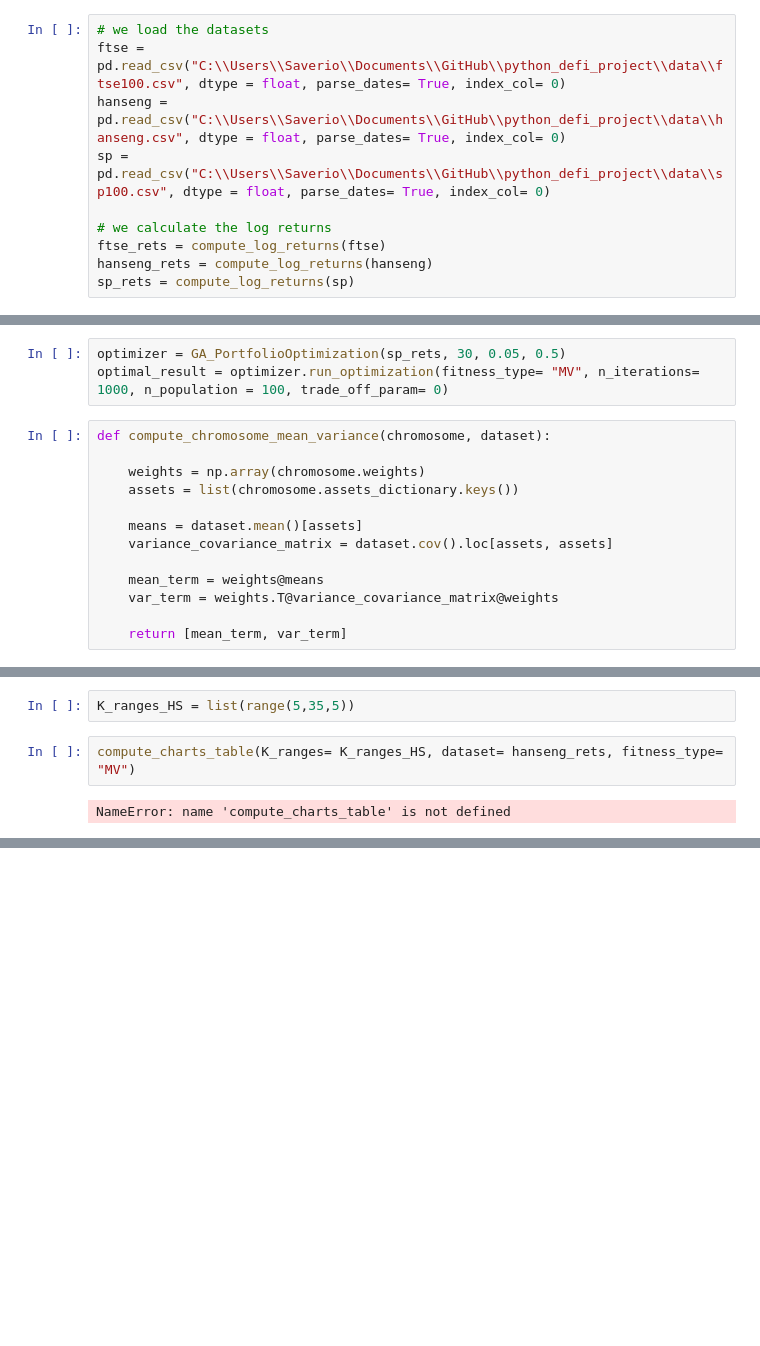
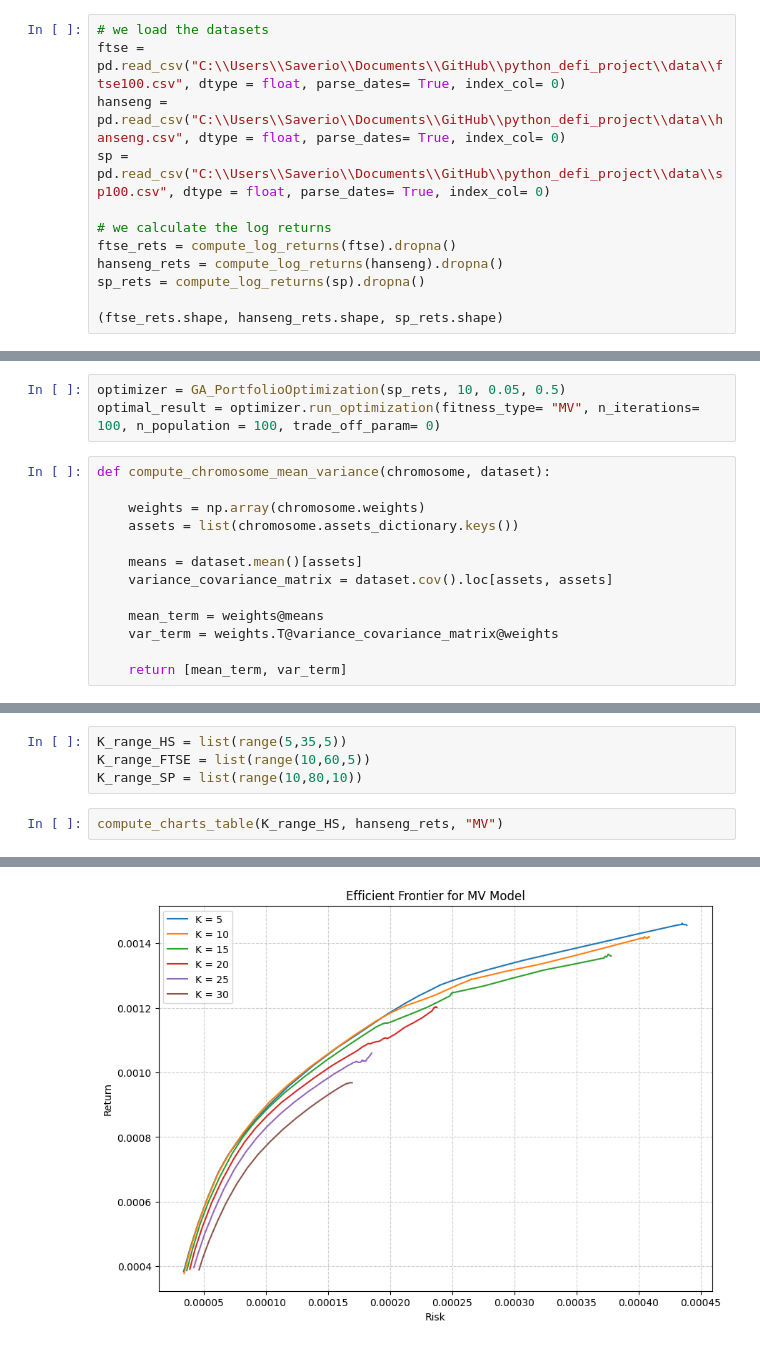
Before and after one commit to SaverioPCapra/python_defi_project, a Jupyter notebook: GA_implementation/algorithm_implementation.ipynb, the cells around one changed output, grey strips where cells are left out. Saved outputs shown, nothing was run; the diff lists cells and outputs as text; blank space fills up the shorter version.

```diff
--- a/GA_implementation/algorithm_implementation.ipynb
+++ b/GA_implementation/algorithm_implementation.ipynb
@@ -26,6 +26,8 @@ hanseng = pd.read_csv("C:\\Users\\Saverio\\Documents\\GitHub\\python_defi_projec
 sp =  pd.read_csv("C:\\Users\\Saverio\\Documents\\GitHub\\python_defi_project\\data\\sp100.csv", dtype = float, parse_dates= True, index_col= 0)
 
 # we calculate the log returns
-ftse_rets = compute_log_returns(ftse)
-hanseng_rets = compute_log_returns(hanseng)
-sp_rets = compute_log_returns(sp)
+ftse_rets = compute_log_returns(ftse).dropna()
+hanseng_rets = compute_log_returns(hanseng).dropna()
+sp_rets = compute_log_returns(sp).dropna()
+
+(ftse_rets.shape, hanseng_rets.shape, sp_rets.shape)
@@ -376,7 +358,7 @@ class GA_PortfolioOptimization:
         return chromosomes_list[index_best_chromosome]
 # %%
-optimizer = GA_PortfolioOptimization(sp_rets, 30, 0.05, 0.5)
-optimal_result = optimizer.run_optimization(fitness_type= "MV", n_iterations= 1000, n_population = 100, trade_off_param= 0)
+optimizer = GA_PortfolioOptimization(sp_rets, 10, 0.05, 0.5)
+optimal_result = optimizer.run_optimization(fitness_type= "MV", n_iterations= 100, n_population = 100, trade_off_param= 0)
 # %%
 def compute_chromosome_mean_variance(chromosome, dataset):
 
@@ -419,6 +426,7 @@ def compute_charts_table(K_ranges, dataset, fitness_type, max_holding_constr = 0
-# %%
-K_ranges_HS = list(range(5,35,5))
-# %%
-compute_charts_table(K_ranges= K_ranges_HS, dataset= hanseng_rets, fitness_type= "MV")
-# %% [output]
-NameError: name 'compute_charts_table' is not defined
+# %%
+K_range_HS = list(range(5,35,5))
+K_range_FTSE = list(range(10,60,5))
+K_range_SP = list(range(10,80,10))
+# %%
+compute_charts_table(K_range_HS, hanseng_rets, "MV")
+# %% [output]
@@ -424,0 +450 @@ NameError: name 'compute_charts_table' is not defined
+[figure, added]
```
Also changed, not shown: parts of 12 cells of this notebook.
